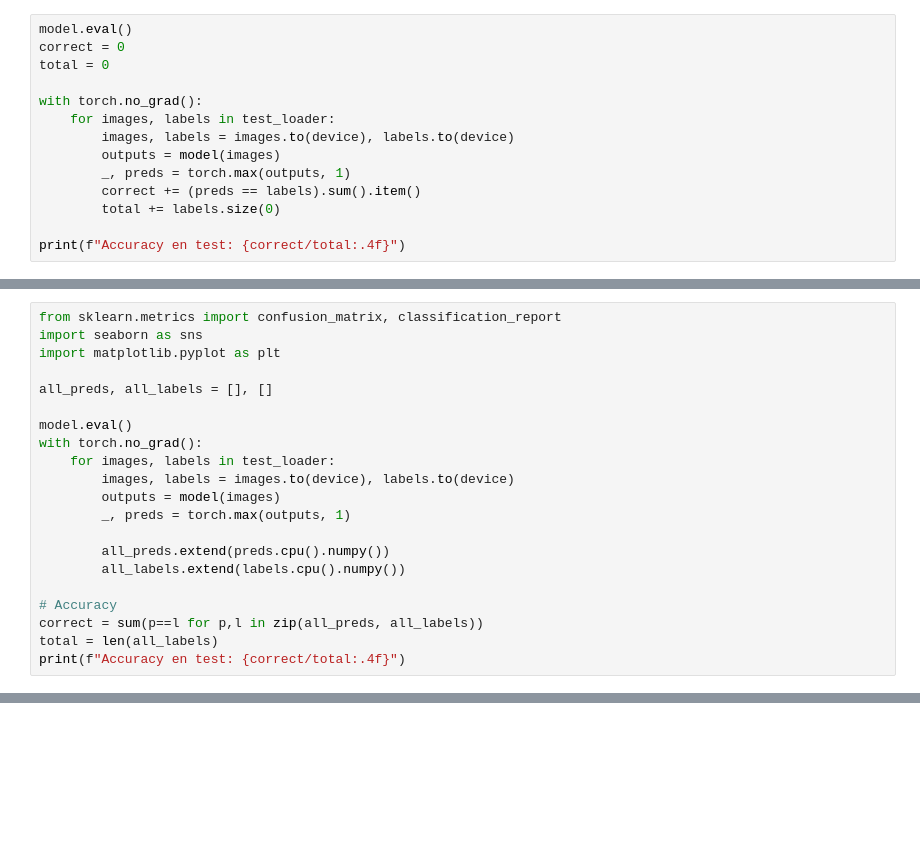
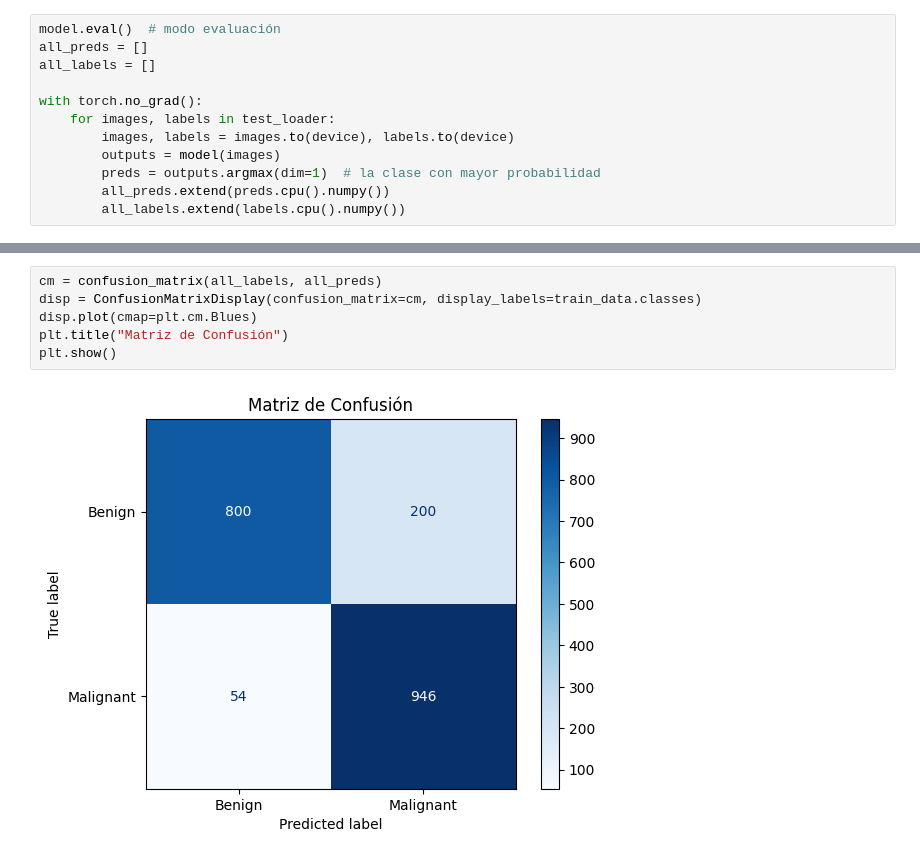
Before and after one commit to josean9/Caso1.-Detecci-n-de-melanomas, a Jupyter notebook: notebooks/notebook1.ipynb, the cells around one changed output, grey strips where cells are left out. Drawn from its saved outputs; the diff is of its cells as text; blank space fills up the shorter version.

```diff
--- a/notebooks/notebook1.ipynb
+++ b/notebooks/notebook1.ipynb
@@ -81,14 +158,12 @@ torch.save(model.state_dict(), "resnet18_melanoma.pth")
 # %%
-model.eval()
-correct = 0
-total = 0
+model.eval()  # modo evaluación
+all_preds = []
+all_labels = []
 
 with torch.no_grad():
     for images, labels in test_loader:
         images, labels = images.to(device), labels.to(device)
         outputs = model(images)
-        _, preds = torch.max(outputs, 1)
-        correct += (preds == labels).sum().item()
-        total += labels.size(0)
-
-print(f"Accuracy en test: {correct/total:.4f}")
+        preds = outputs.argmax(dim=1)  # la clase con mayor probabilidad
+        all_preds.extend(preds.cpu().numpy())
+        all_labels.extend(labels.cpu().numpy())
@@ -97,21 +169,0 @@ Accuracy en test: 0.9375
-# %%
-from sklearn.metrics import confusion_matrix, classification_report
-import seaborn as sns
-import matplotlib.pyplot as plt
-
-all_preds, all_labels = [], []
-
-model.eval()
-with torch.no_grad():
-    for images, labels in test_loader:
-        images, labels = images.to(device), labels.to(device)
-        outputs = model(images)
-        _, preds = torch.max(outputs, 1)
-
-        all_preds.extend(preds.cpu().numpy())
-        all_labels.extend(labels.cpu().numpy())
-
-# Accuracy
-correct = sum(p==l for p,l in zip(all_preds, all_labels))
-total = len(all_labels)
-print(f"Accuracy en test: {correct/total:.4f}")
@@ -239,0 +170,8 @@ NameError: name 'model' is not defined
+# %%
+cm = confusion_matrix(all_labels, all_preds)
+disp = ConfusionMatrixDisplay(confusion_matrix=cm, display_labels=train_data.classes)
+disp.plot(cmap=plt.cm.Blues)
+plt.title("Matriz de Confusión")
+plt.show()
+# %% [output]
+[figure, added]
```
Also changed, not shown: parts of 16 cells of this notebook, 13 other files.
